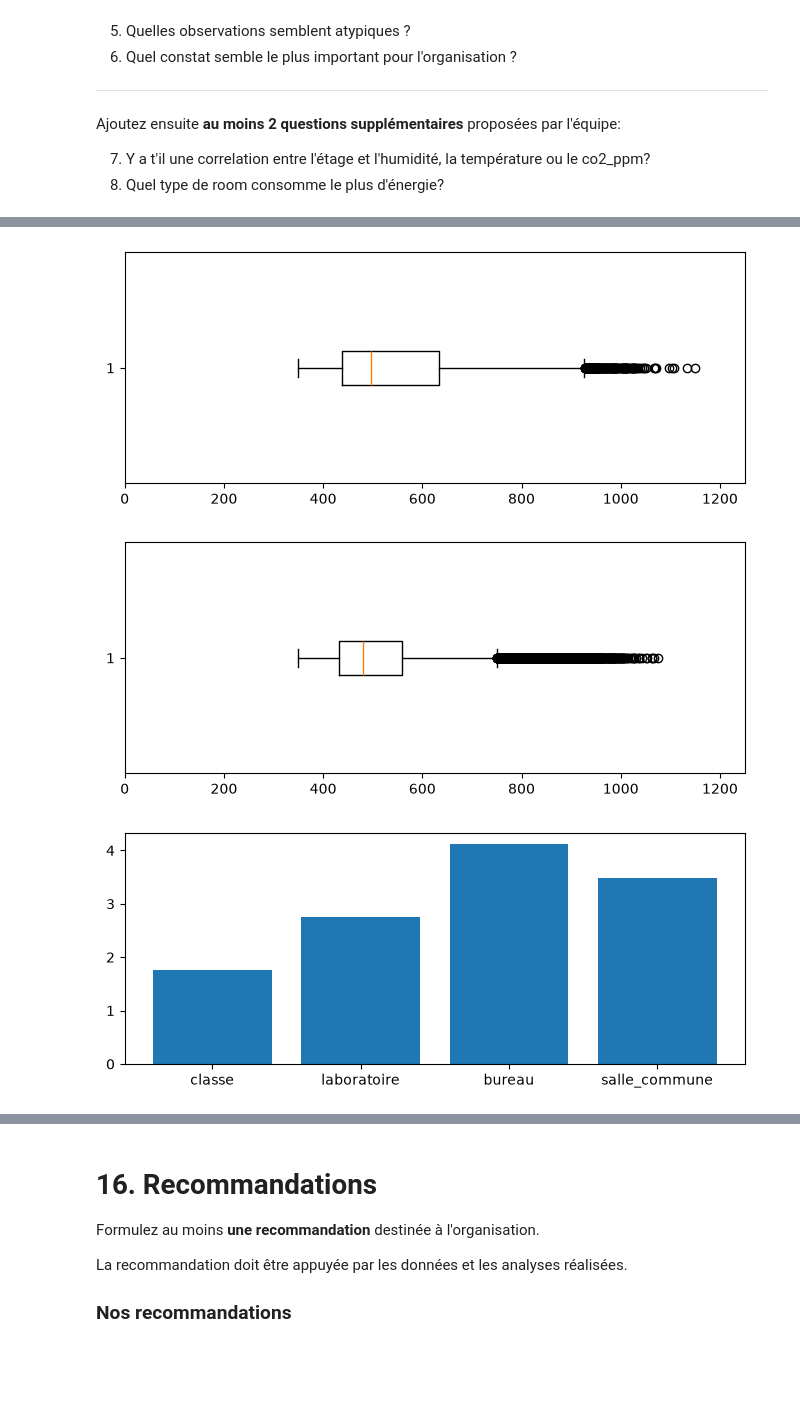
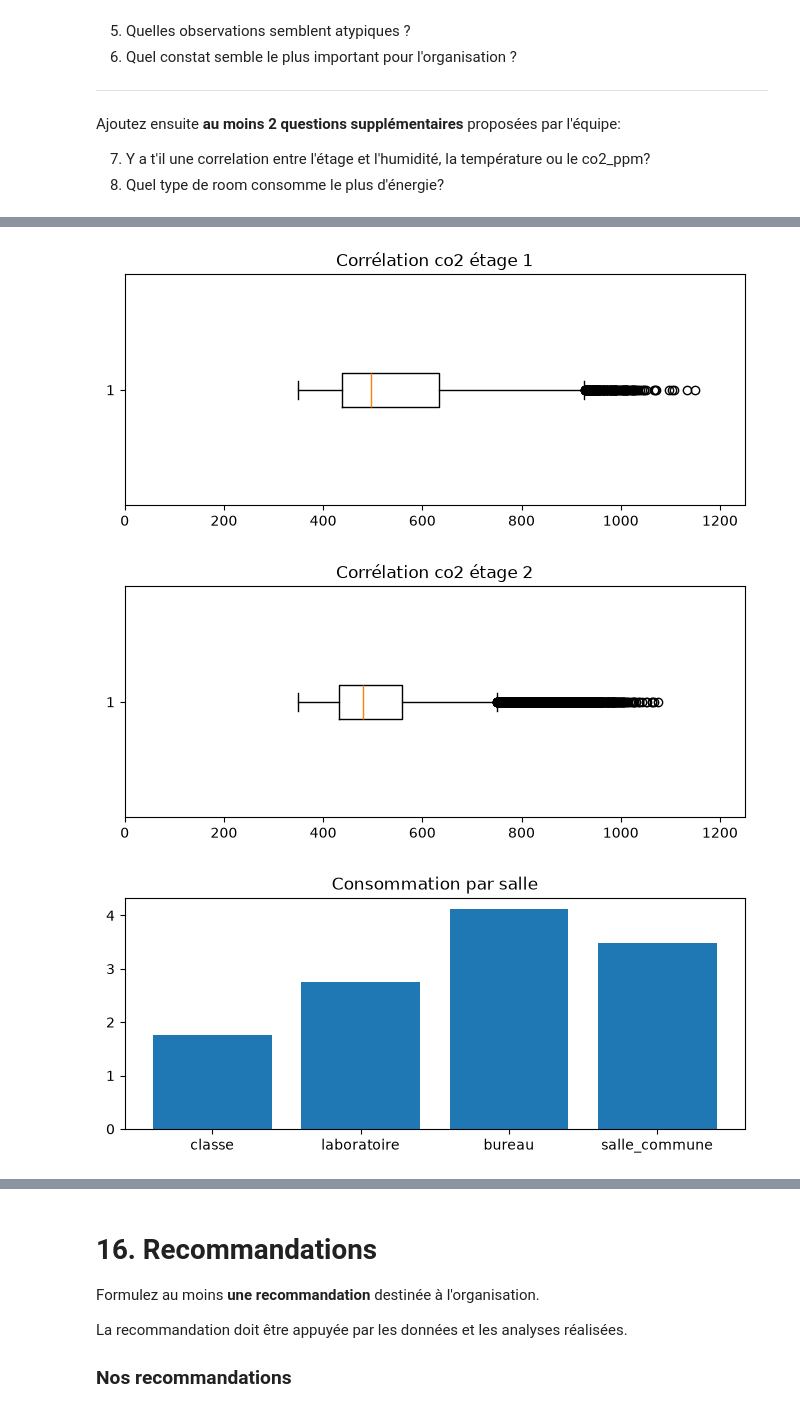
Before and after one commit to Guerre450/collecte-tp3-420-514-MV, a Jupyter notebook: TP3_EDA_DA1_DA2_DA3.ipynb, the cells around one changed output, grey strips where cells are left out. Drawn from its saved outputs; the diff is of its cells as text; code cells hidden in the pictures; blank space fills up the shorter version.

```diff
--- a/TP3_EDA_DA1_DA2_DA3.ipynb
+++ b/TP3_EDA_DA1_DA2_DA3.ipynb
@@ -1090,21 +1096,24 @@ plt.show()
 # %%
 plt.figure(figsize=(8, 3))
+plt.title("Corrélation co2 étage 1")
 plt.boxplot(df.co2_ppm[df.floor == 1], orientation="horizontal")
 plt.xlim(0, 1250)
 plt.show()
 plt.figure(figsize=(8, 3))
+plt.title("Corrélation co2 étage 2")
 plt.boxplot(df.co2_ppm[df.floor == 2], orientation="horizontal")
 plt.xlim(0, 1250)
 plt.show()
 # %% [output]
-[figure, old version]
+[figure, new version]
-[figure, old version]
+[figure, new version]
 # %%
 plt.figure(figsize=(8, 3))
+plt.title("Consommation par salle")
 plt.bar(df.room_type.unique(), df.power_kw.groupby(df.room_type).mean().values)
 plt.show()
 # %% [output]
-[figure, old version]
+[figure, new version]
 # %% [markdown]
 # 15. Synthèse
 
```
Also changed, not shown: parts of 7 cells of this notebook.
